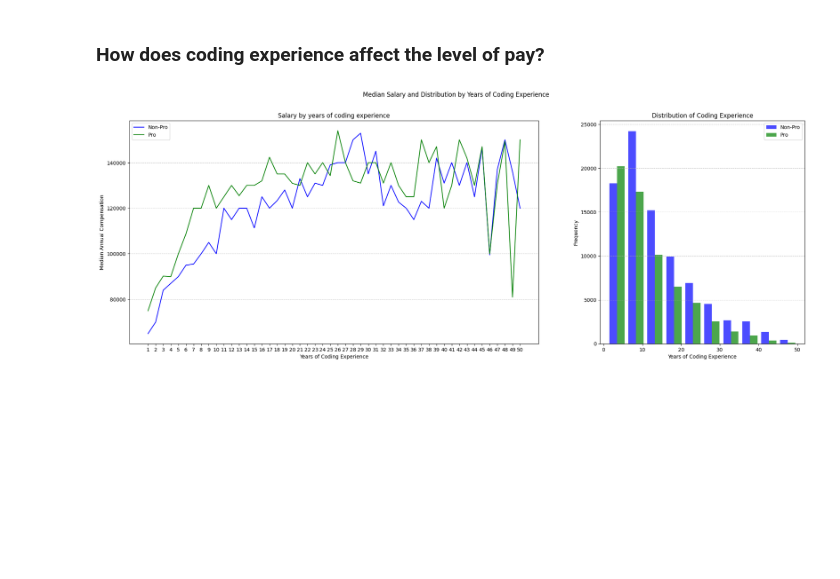
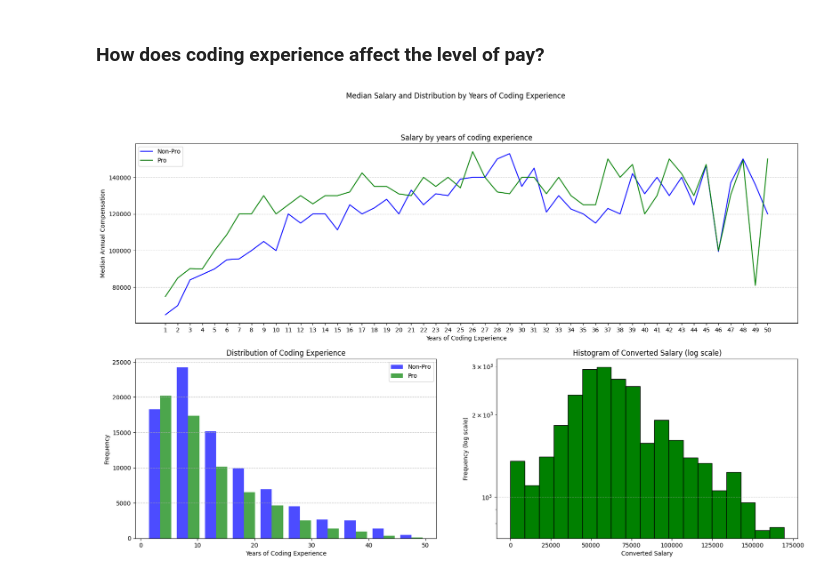
Before and after one commit to YKarsten/Annual-developer-survey-analysis, a Jupyter notebook: SO-2023-survey.ipynb, the cells around one changed output. Drawn from its saved outputs; the diff is of its cells as text; code cells hidden in the pictures; blank space fills up the shorter version.

Commit message:
Add Histogram for Coding experience pay figure

```diff
--- a/SO-2023-survey.ipynb
+++ b/SO-2023-survey.ipynb
@@ -587,6 +587,12 @@ plt.show()
 # %% [markdown]
 ### How does coding experience affect the level of pay?
 # %%
+# Assuming df is your DataFrame and 'Converted_Salary' is the column of interest
+salary_data = df['Converted_Salary'].dropna()
+
+# Exclude zero values
+salary_data = salary_data[(salary_data > salary_data.quantile(.05)) & (~salary_data.isna()) & (salary_data < salary_data.quantile(.95))]
+
 # Convert "YearsCode" and "YearsCodePro" to numeric values
 df['YearsCode'] = pd.to_numeric(df['YearsCode'], errors='coerce')
 df['YearsCodePro'] = pd.to_numeric(df['YearsCodePro'], errors='coerce')
@@ -595,36 +601,53 @@ df['YearsCodePro'] = pd.to_numeric(df['YearsCodePro'], errors='coerce')
 median_compensation = df.groupby('YearsCode')['CompTotal'].median().reset_index()
 
 # Group by "YearsCodePro" and calculate median compensation
 median_compensation_pro = df.groupby('YearsCodePro')['CompTotal'].median().reset_index()
 
-# Create a figure with two subplots
-fig, (ax1, ax2) = plt.subplots(1, 2, figsize=(24, 8), gridspec_kw={'width_ratios': [2, 1]})
+# Create a figure with three subplots
+fig = plt.figure( figsize=(20, 12))
+gs = fig.add_gridspec(2,2)
 
 # Plot the first line on the first subplot
+ax1 = fig.add_subplot(gs[0,:])
 ax1.plot(median_compensation['YearsCode'], median_compensation['CompTotal'], color='blue', label='Non-Pro')
 ax1.plot(median_compensation_pro['YearsCodePro'], median_compensation_pro['CompTotal'], color='green', label='Pro')
 ax1.set_title('Salary by years of coding experience')
 ax1.set_xlabel('Years of Coding Experience')
 ax1.set_ylabel('Median Annual Compensation')
 ax1.grid(axis='y', linestyle='--', alpha=0.7)
 ax1.set_xticks(median_compensation['YearsCode'])
 ax1.legend(loc='upper left')
 
 
 # Plot histograms on the second subplot
+ax2 = fig.add_subplot(gs[1,0])
 ax2.hist([df['YearsCode'], df['YearsCodePro']], bins=10, color=['blue', 'green'], alpha=0.7, label=['Non-Pro', 'Pro'])
 ax2.set_title('Distribution of Coding Experience')
 ax2.set_xlabel('Years of Coding Experience')
 ax2.set_ylabel('Frequency')
 ax2.grid(axis='y', linestyle='--', alpha=0.7)
 ax2.legend()
 
+# Plot boxplot for the distribution of compensations
+# Calculate bin width
+bin_width = salary_data.max() / 20
+
+# Generate integer bin edges
+bin_edges = np.arange(salary_data.min(), salary_data.max(), bin_width).astype(int)
+
+ax3 = fig.add_subplot(gs[1,1])
+ax3.hist(salary_data, bins = bin_edges, color='green', edgecolor='black', log=True)  # Use log scale on x-axis
+ax3.set_title('Histogram of Converted Salary (log scale)')
+ax3.set_xlabel('Converted Salary')
+ax3.set_ylabel('Frequency (log scale)')
+ax3.grid(axis='y', linestyle='--', alpha=0.7)
+
 # Add a common title for both subplots
 plt.suptitle('Median Salary and Distribution by Years of Coding Experience')
 
 plt.show()
 # %% [output]
-[figure, old version]
+[figure, new version]
 # %% [markdown]
 
 <img src="images/green-divider.png" style="width: 100%;" />
```
Also changed, not shown: parts of 1 cell of this notebook.
